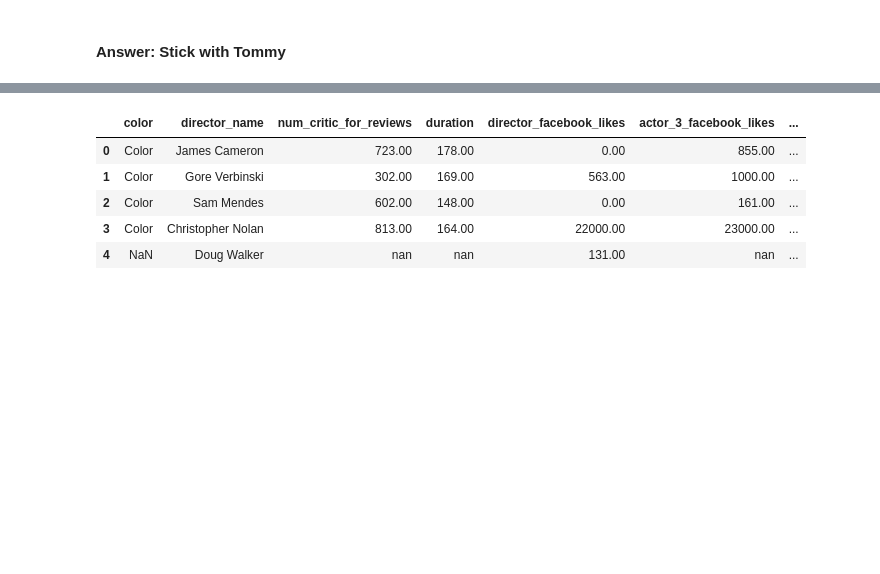
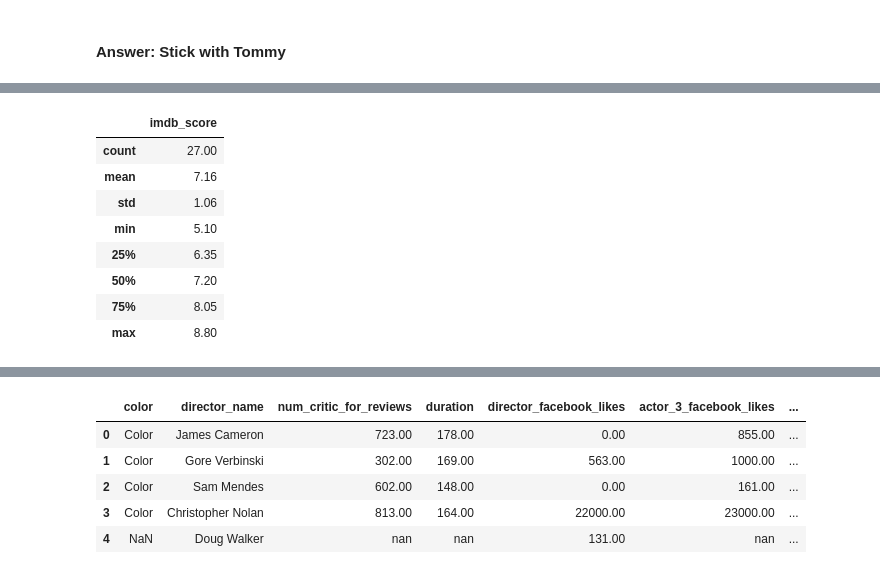
Before and after one commit to jeremyCtown/data-science, a Jupyter notebook: imdb-notebook/imdb_notebook.ipynb, the cells around one changed output, grey strips where cells are left out. Saved outputs shown, nothing was run; the diff lists cells and outputs as text; code cells hidden in the pictures; blank space fills up the shorter version.

```diff
--- a/imdb-notebook/imdb_notebook.ipynb
+++ b/imdb-notebook/imdb_notebook.ipynb
@@ -252,0 +251,12 @@ axis.spines['left'].set_position(('data',0))
+# %%
+pd.DataFrame(harry_ford['imdb_score'].describe())
+# %% [output]
+|  | imdb_score |
+| count | 27.00 |
+| mean | 7.16 |
+| std | 1.06 |
+| min | 5.10 |
+| 25% | 6.35 |
+| 50% | 7.20 |
+| 75% | 8.05 |
+| max | 8.80 |
```
Also changed, not shown: parts of 29 cells of this notebook.
